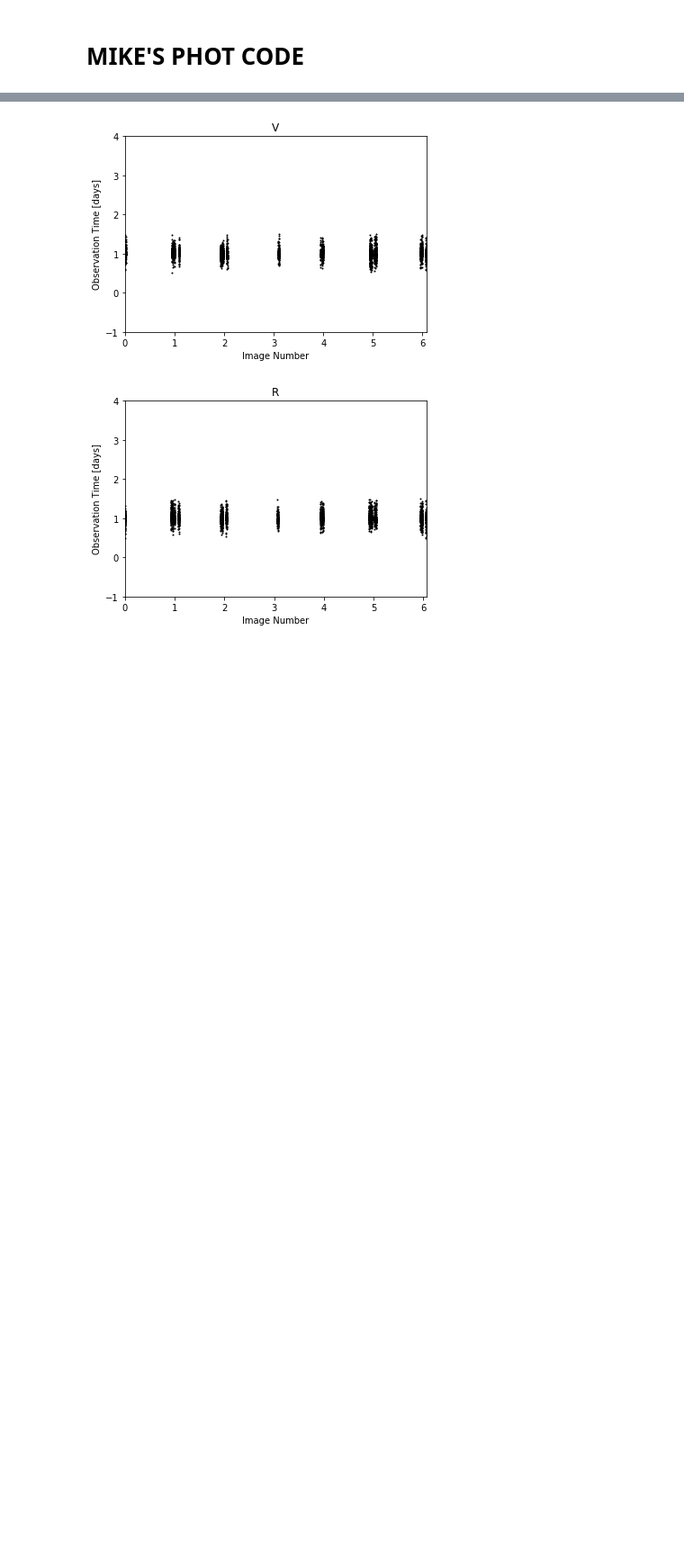
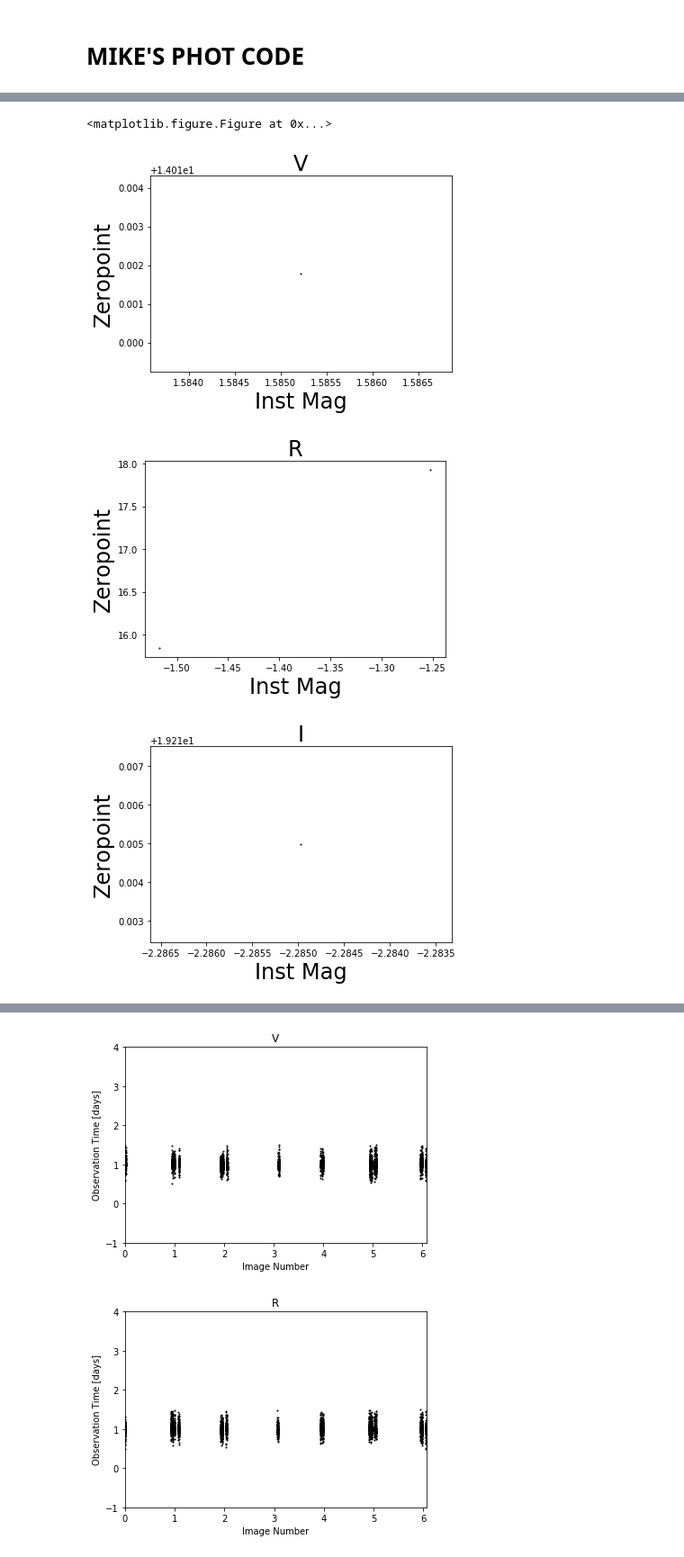
Before and after one commit to spacemira/Independent_Study_2018, a Jupyter notebook: Science2.ipynb, the cells around one changed output, grey strips where cells are left out. Shown: that part at 90% size. Saved outputs shown, nothing was run; the diff lists cells and outputs as text; code cells hidden in the pictures; blank space fills up the shorter version.

```diff
--- a/Science2.ipynb
+++ b/Science2.ipynb
@@ -128,8 +326,8 @@ xpos[ref_ind[ind]]
 #MIKE'S PHOT SETUP
 
 aprad=10.  # aperture radius
-skybuff=4.  # sky annulus inner radius
-skywidth=8.  # sky annulus outer radius
+skybuff=8.  # sky annulus inner radius
+skywidth=10.  # sky annulus outer radius
 
 filters = ['V','R','I']
 nstars = len(xpos)
@@ -147,8 +345,8 @@ area_of_background = annulus_apertures.area()
 #it's best if it's empty...but won't be too thrown by faint stars.
 
 boxsize = 200
-xboxcorner = 2500
-yboxcorner = 3000
+xboxcorner = 200
+yboxcorner = 3100
 
 GAIN = 1.3
 # %%
@@ -261,10 +446,29 @@ phot_table
 # %%
 
 Inst_Mag = {}
+eInst_Mag = {}
 
 for filtname in filters:
     nimages = len(Photometry[filtname][:,0]) #the number of images from photometry in filter
+    nstars = len(Photometry[filtname][0,:])
     Inst_Mag[filtname] = np.zeros_like(Photometry[filtname])
+    eInst_Mag[filtname] = np.zeros_like(ePhotometry[filtname])
     for star in range(0,nstars):
         for img in range(0,nimages):
-            Inst_Mag[filtname][img,star] = 2.5*math.log10(Photometry[filtname][img,star])
+            Inst_Mag[filtname][img,star] = -2.5*math.log10(Photometry[filtname][img,star]/ExTime[filtname][img])
+            eInst_Mag[filtname][img,star] = 2.5*ePhotometry[filtname][img,star]/(Photometry[filtname][img,star]*math.log(10))
+            #error of a log10() equation from Wikipedia
+# %%
+for filtname in filters:
+    num = 1
+    nimages = len(Inst_Mag[filtname][:,0])
+    for img in range(0,nimages):
+        df = pd.DataFrame(Inst_Mag[filtname][img,:],columns=[filtname+str(num)+' InstMag'])
+        master_data = pd.concat([master_data,df],axis = 1)
+        df = pd.DataFrame(eInst_Mag[filtname][img,:],columns=[filtname+str(num)+' eInstMag'])
+        master_data = pd.concat([master_data,df],axis = 1)
+        num = num+1
+# %%
+for filtname in filters:
+    for img in range(0,len(Names[filtname])):
+        Names[filtname][img]= Names[filtname][img].split('/')[-1] #getting the actual name of the file
@@ -337,0 +774,15 @@ file.close()
+# %%
+plt.figure()
+img = 0
+for filtername in filters:
+    plt.figure()
+    plt.scatter(flux[filtername][img,:],zero_p[filtername][img,:],color='black',s=1.)
+    #plt.scatter(m_flux[filtername][img,:], m_zero_p[filtername][img,:], color='red',s=10)
+    plt.xlabel('Inst Mag',size=24)
+    plt.ylabel('Zeropoint',size=24)
+    plt.title(filtername,size=24)
+# %% [output]
+<matplotlib.figure.Figure at 0x...>
+[figure, added]
+[figure, added]
+[figure, added]
```
Also changed, not shown: parts of 43 cells of this notebook, 2 other files.
